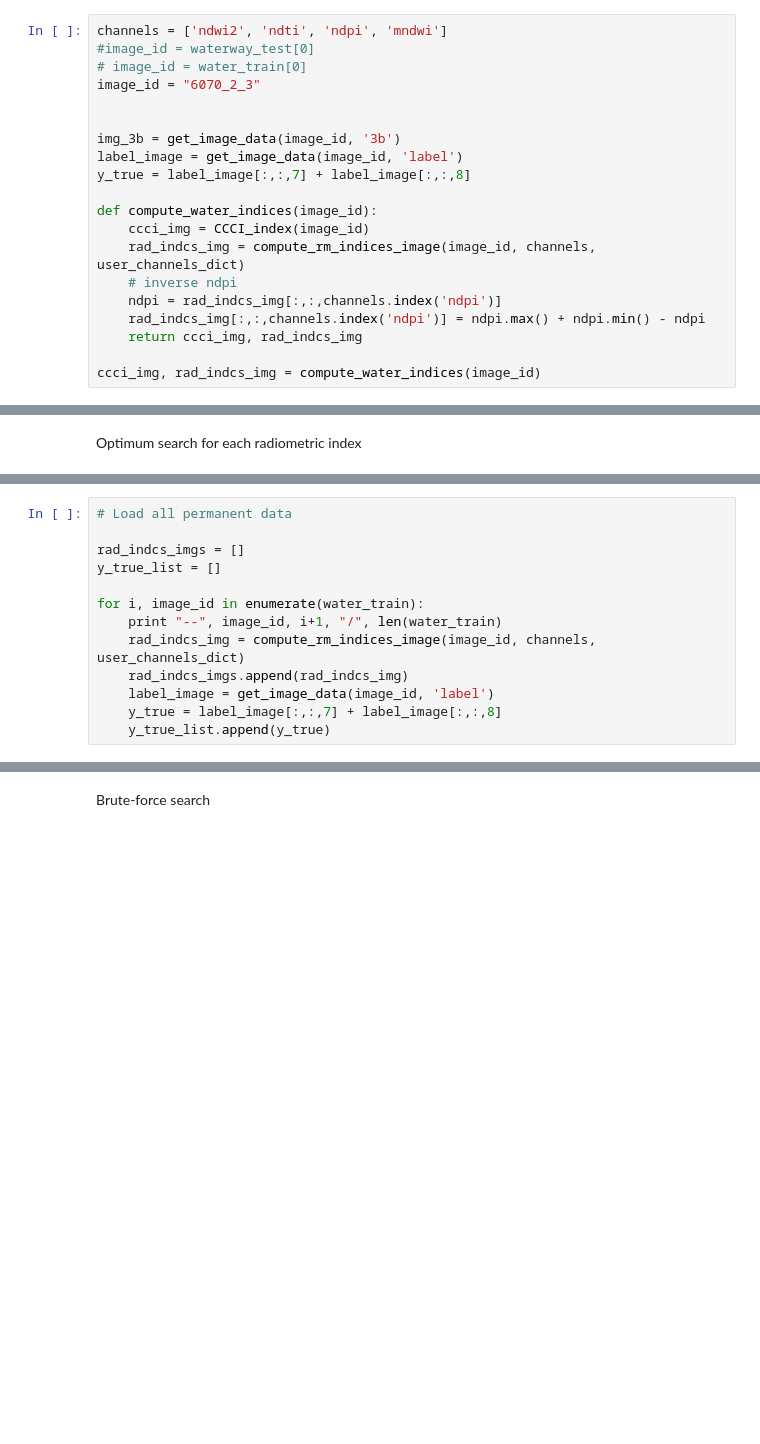
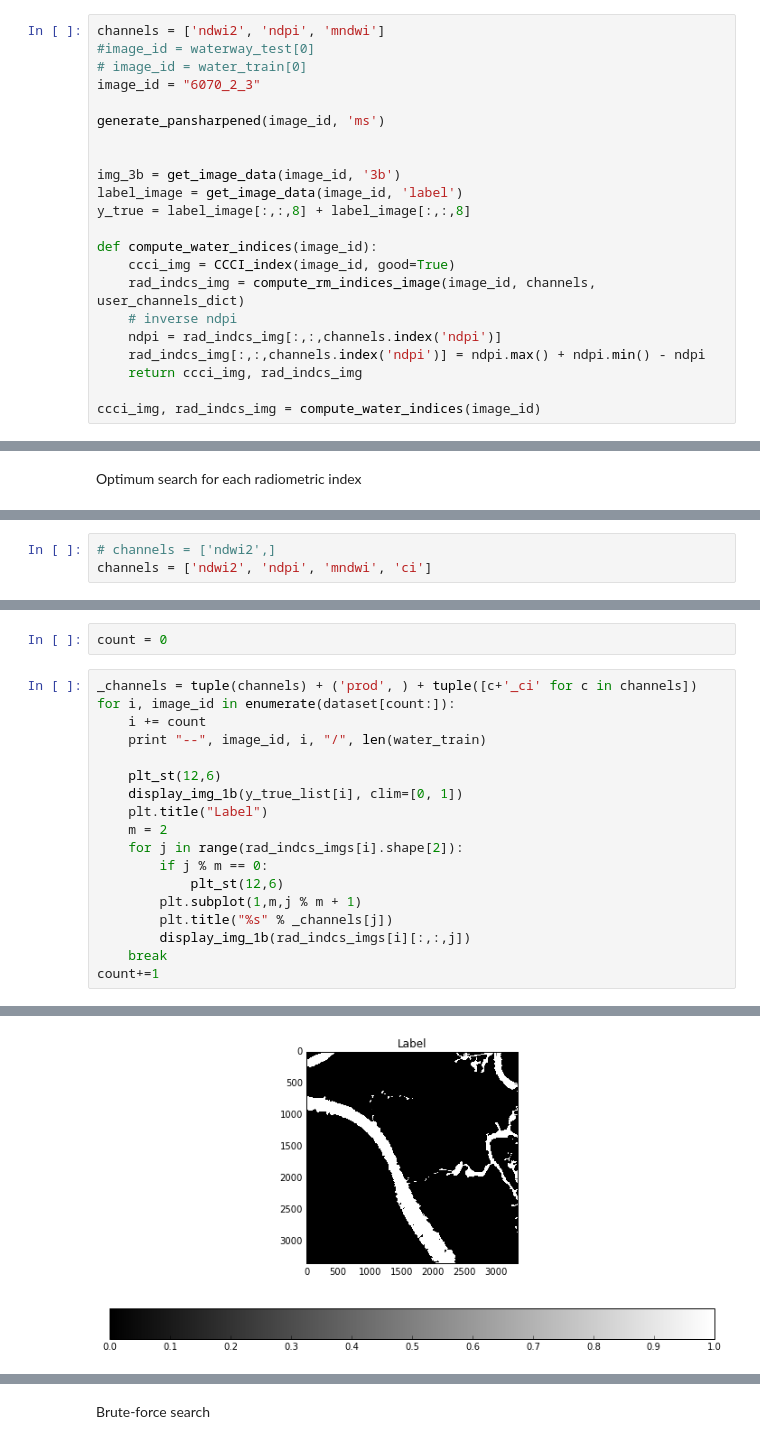
Before and after one commit to vfdev-5/DSTL_FD, a Jupyter notebook: notebooks/image_processing_water_detection.ipynb, the cells around one changed output, grey strips where cells are left out. Cells and saved outputs as stored; diff of their text form; blank space fills up the shorter version.

```diff
--- a/notebooks/image_processing_water_detection.ipynb
+++ b/notebooks/image_processing_water_detection.ipynb
@@ -67,16 +340,18 @@ user_channels_dict = {
 # %%
-channels = ['ndwi2', 'ndti', 'ndpi', 'mndwi']
+channels = ['ndwi2', 'ndpi', 'mndwi']
 #image_id = waterway_test[0]
 # image_id = water_train[0]
 image_id = "6070_2_3"
 
+generate_pansharpened(image_id, 'ms')
+
 
 img_3b = get_image_data(image_id, '3b')
 label_image = get_image_data(image_id, 'label')
-y_true = label_image[:,:,7] + label_image[:,:,8]
+y_true = label_image[:,:,8] + label_image[:,:,8]
 
 def compute_water_indices(image_id):
-    ccci_img = CCCI_index(image_id)
+    ccci_img = CCCI_index(image_id, good=True)
     rad_indcs_img = compute_rm_indices_image(image_id, channels, user_channels_dict)
     # inverse ndpi
     ndpi = rad_indcs_img[:,:,channels.index('ndpi')]
@@ -113,13 +402,0 @@ channels = ['ndwi2',]
-# %%
-# Load all permanent data
-
-rad_indcs_imgs = []
-y_true_list = []
-
-for i, image_id in enumerate(water_train):
-    print "--", image_id, i+1, "/", len(water_train)
-    rad_indcs_img = compute_rm_indices_image(image_id, channels, user_channels_dict)
-    rad_indcs_imgs.append(rad_indcs_img)
-    label_image = get_image_data(image_id, 'label')
-    y_true = label_image[:,:,7] + label_image[:,:,8]
-    y_true_list.append(y_true)
@@ -139,0 +403,3 @@ for i, image_id in enumerate(water_train):
+# %%
+# channels = ['ndwi2',]
+channels = ['ndwi2', 'ndpi', 'mndwi', 'ci']
@@ -139,0 +464,21 @@ for i, image_id in enumerate(water_train):
+# %%
+count = 0
+# %%
+_channels = tuple(channels) + ('prod', ) + tuple([c+'_ci' for c in channels])
+for i, image_id in enumerate(dataset[count:]):
+    i += count
+    print "--", image_id, i, "/", len(water_train)
+
+    plt_st(12,6)
+    display_img_1b(y_true_list[i], clim=[0, 1])
+    plt.title("Label")
+    m = 2
+    for j in range(rad_indcs_imgs[i].shape[2]):
+        if j % m == 0:
+            plt_st(12,6)
+        plt.subplot(1,m,j % m + 1)
+        plt.title("%s" % _channels[j])
+        display_img_1b(rad_indcs_imgs[i][:,:,j])
+    break
+count+=1
+# %% [output]
@@ -139,0 +486 @@ for i, image_id in enumerate(water_train):
+[figure, added]
```
Also changed, not shown: parts of 34 cells of this notebook, 6 other files.
